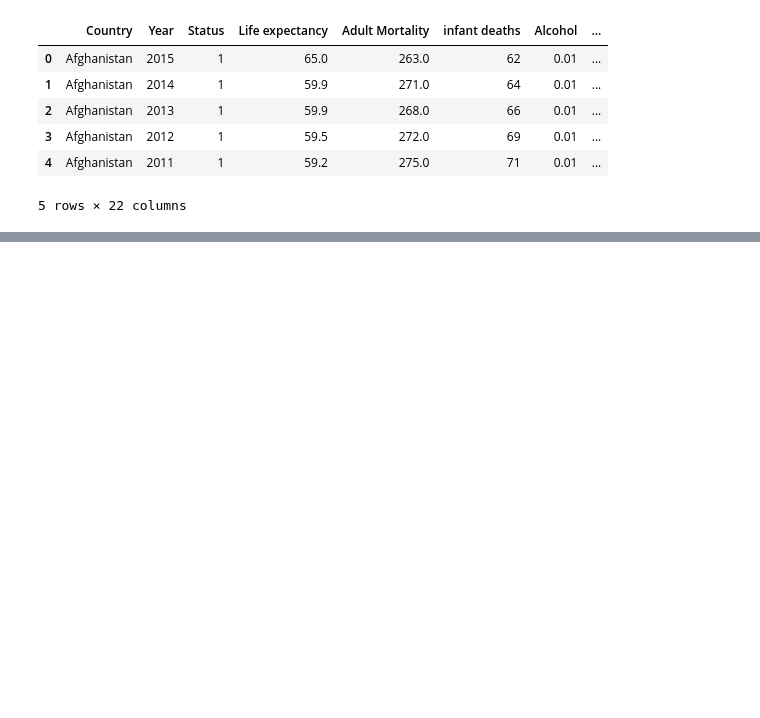
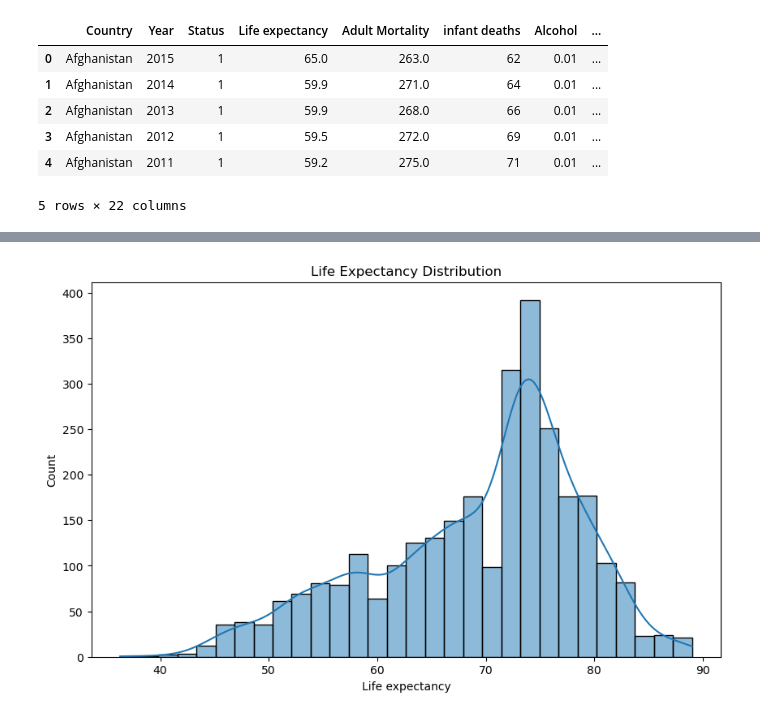
Before and after one commit to Niraj7272/DataScience, a Jupyter notebook: Practice/Machine_Learning/Life_Expectancy_Regression_project/notebooks/train.ipynb, the cells around one changed output, grey strips where cells are left out. Drawn from its saved outputs; the diff is of its cells as text; code cells hidden in the pictures; blank space fills up the shorter version.

Commit message:
life expectancy predict with different model

```diff
--- a/Practice/Machine_Learning/Life_Expectancy_Regression_project/notebooks/train.ipynb
+++ b/Practice/Machine_Learning/Life_Expectancy_Regression_project/notebooks/train.ipynb
@@ -179,3 +179,6 @@ df.head()
 | 3 | Afghanistan | 2012 | 1 | 59.5 | 272.0 | 69 | 0.01 | ... |
 | 4 | Afghanistan | 2011 | 1 | 59.2 | 275.0 | 71 | 0.01 | ... |
 5 rows × 22 columns
+# %%
+# Drop non-useful column
+df.drop(['Country'], axis=1, inplace=True)
@@ -181,0 +215,4 @@ df.head()
+# %%
+# Separate features and target
+X = df.drop('Life expectancy', axis=1)
+y = df['Life expectancy']
@@ -181,0 +236,7 @@ df.head()
+# %%
+plt.figure(figsize=(10,6))
+sns.histplot(y, bins=30,kde=True)
+plt.title('Life Expectancy Distribution')
+plt.show()
+# %% [output]
+[figure, added]
```
Also changed, not shown: parts of 19 cells of this notebook.
